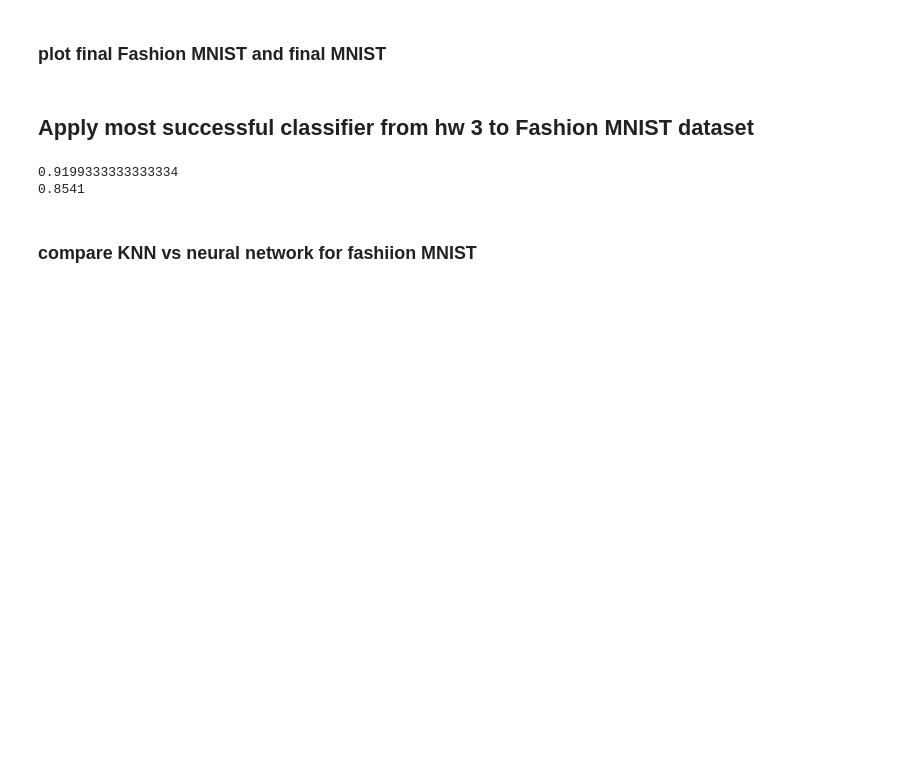
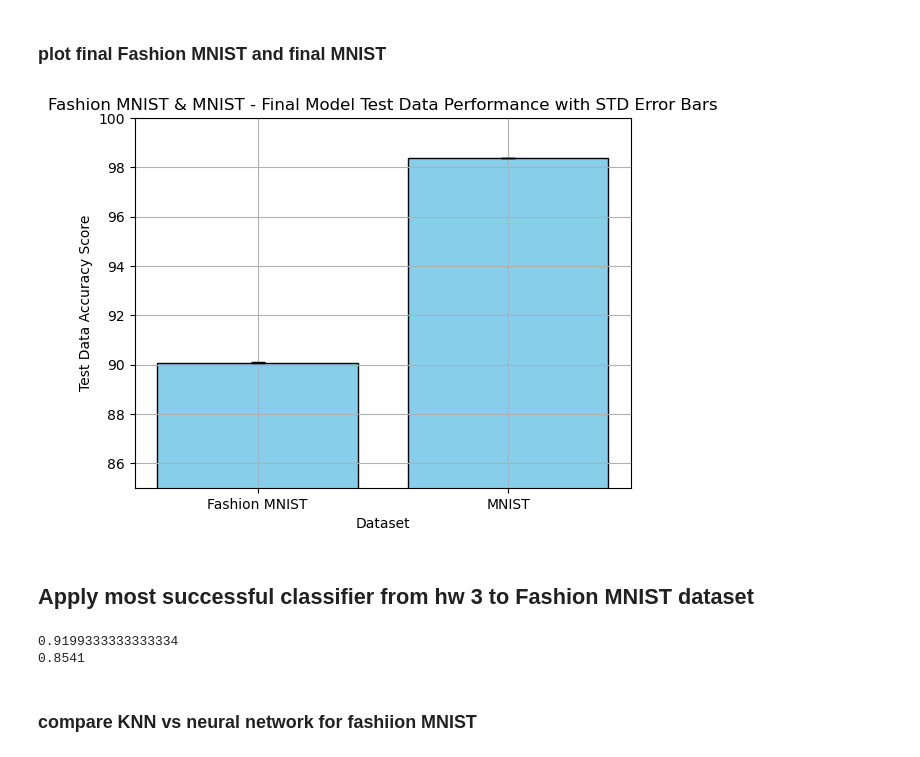
Before and after one commit to jadeglaister/AMATH582, a Jupyter notebook: HW4/HW4code.ipynb, the cells around one changed output. Drawn from its saved outputs; the diff is of its cells as text; code cells hidden in the pictures; blank space fills up the shorter version.

```diff
--- a/HW4/HW4code.ipynb
+++ b/HW4/HW4code.ipynb
@@ -865,33 +851,35 @@ KeyboardInterrupt:
 # %% [markdown]
 ### plot final Fashion MNIST and final MNIST
 # %%
-x_labels = np.array(['Fasion MNIST, MNIST'])
+x_labels = np.array(['Fashion MNIST', 'MNIST'])
 
 # Define x positions for training (left) and testing (right)
 x_te_opt = np.arange(len(x_labels))
 
 # Means for training and testing sets
 y_te_opt = np.array([final_acc_mean, MNIST_acc_mean])
 
 # Standard deviations for training and testing sets
 e_te_opt = np.array([final_acc_std, MNIST_acc_std])
 
 # Plot with slight horizontal offsets for better visualization
 plt.bar(x_te_opt, y_te_opt, yerr=e_te_opt, capsize=5, color='skyblue', edgecolor='black')
 
 
 # Adjust x-ticks to align with category labels
 plt.xticks(np.arange(len(x_labels)), x_labels)
 
 # Labels and title
 plt.xlabel("Dataset")
 plt.ylabel("Test Data Accuracy Score")
-plt.ylim([85,91])
+plt.ylim([85,100])
 plt.title("Fashion MNIST & MNIST - Final Model Test Data Performance with STD Error Bars")
 plt.grid()
 
 # save plot
 plt.savefig(f'/Users/jadeg/Documents/UW/winter/AMATH 582/HW4/figures/final_fashionmnistmnist_te.png')
+# %% [output]
+[figure, added]
 # %% [markdown]
 ## Apply most successful classifier from hw 3 to Fashion MNIST dataset
 # %%
```
Also changed, not shown: parts of 6 cells of this notebook.
